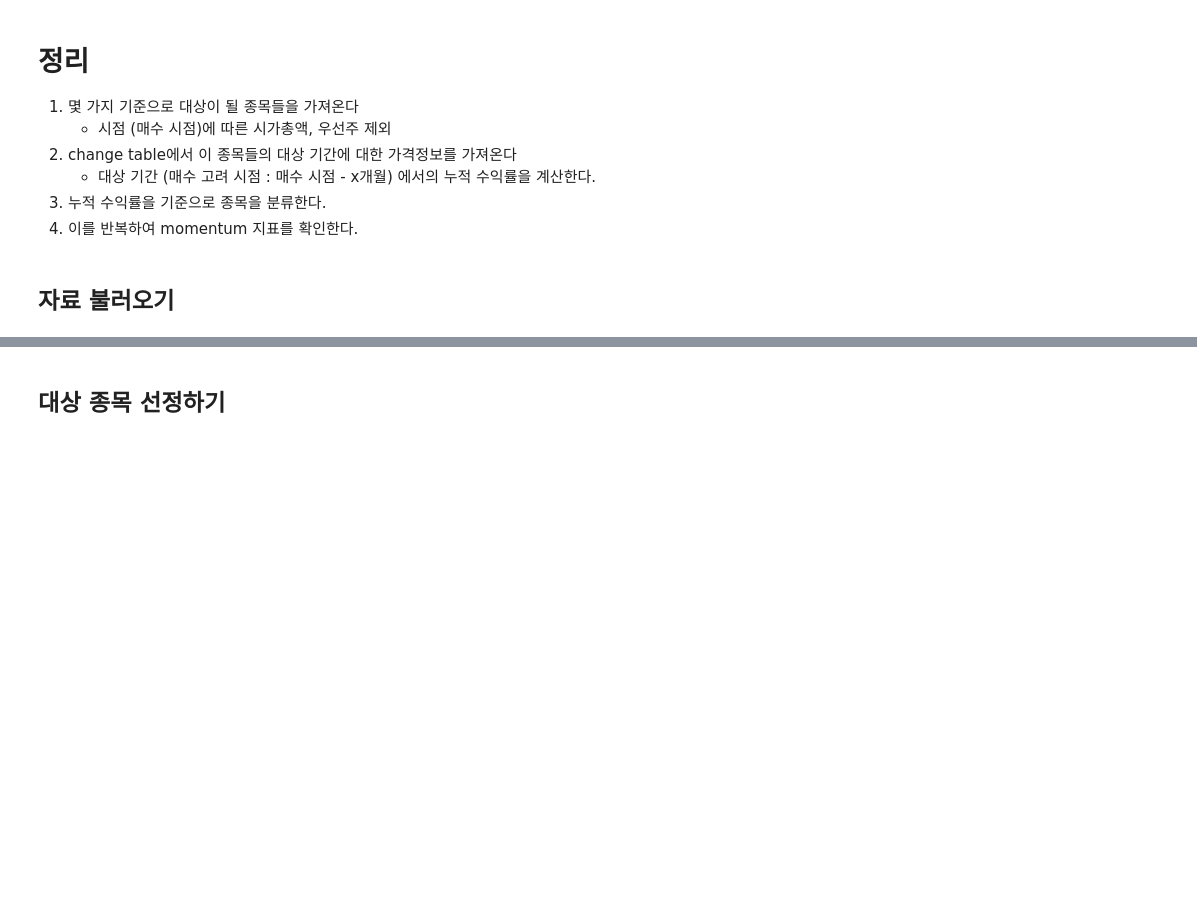
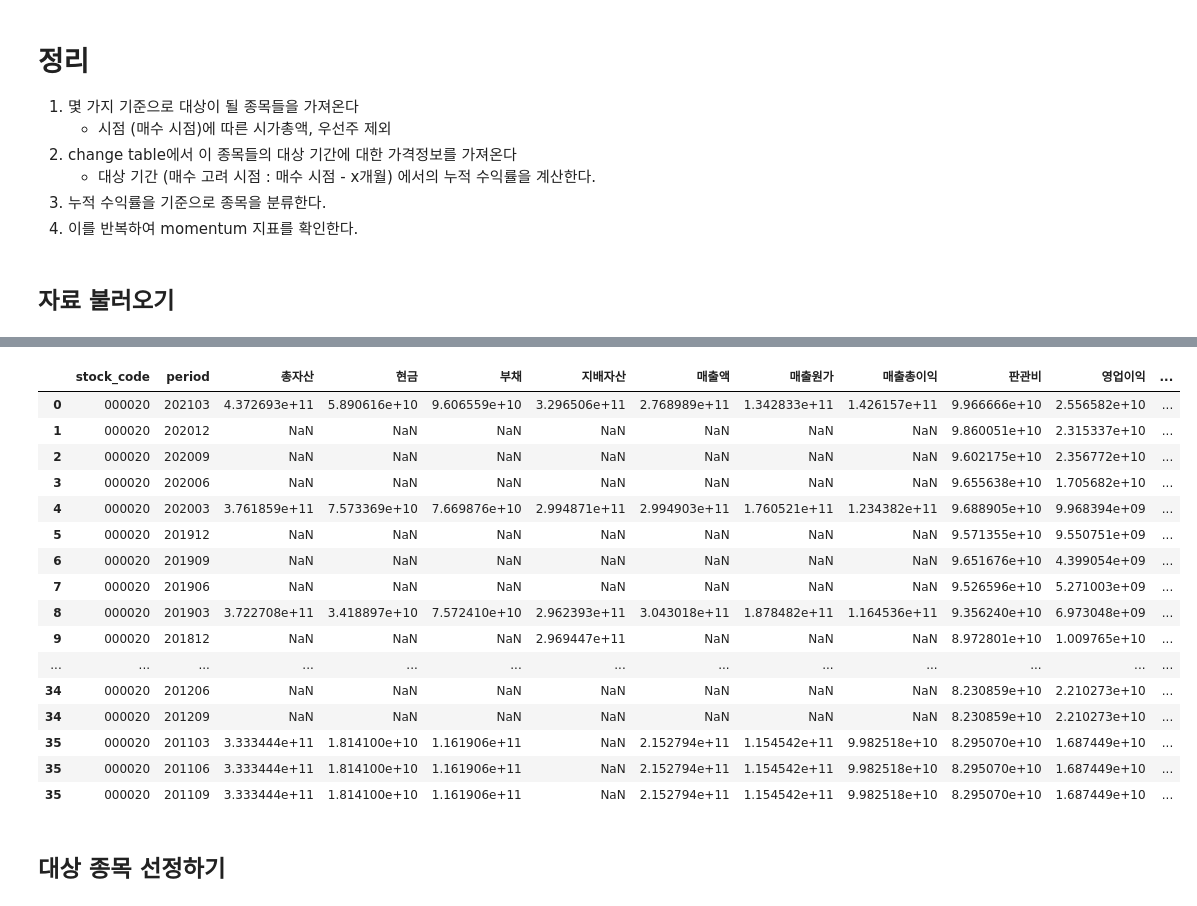
Before and after one commit to malkovich0/Finance, a Jupyter notebook: step3 Algorithm.ipynb, the cells around one changed output, grey strips where cells are left out. Cells and saved outputs as stored; diff of their text form; code cells hidden in the pictures; blank space fills up the shorter version.

```diff
--- a/step3 Algorithm.ipynb
+++ b/step3 Algorithm.ipynb
@@ -34 +41,3 @@ finance_del['stock_code'] = finance_del['stock_code'].apply(lambda x : '%06d'%x)
 finance = pd.concat([finance_kospi,finance_kosdaq,finance_del],axis=0)
+# %%
+finance_modi = input_quarterly_data(finance)
@@ -35,3 +98,23 @@ finance = pd.concat([finance_kospi,finance_kosdaq,finance_del],axis=0)
+# %%
+finance_modi[finance_modi.stock_code == '000020'] #code가 문제가 있는듯?
+# %% [output]
+|  | stock_code | period | 총자산 | 현금 | 부채 | 지배자산 | 매출액 | 매출원가 | 매출총이익 | 판관비 | 영업이익 | ... |
+| 0 | 000020 | 202103 | 4.372693e+11 | 5.890616e+10 | 9.606559e+10 | 3.296506e+11 | 2.768989e+11 | 1.342833e+11 | 1.426157e+11 | 9.966666e+10 | 2.556582e+10 | ... |
+| 1 | 000020 | 202012 | NaN | NaN | NaN | NaN | NaN | NaN | NaN | 9.860051e+10 | 2.315337e+10 | ... |
+| 2 | 000020 | 202009 | NaN | NaN | NaN | NaN | NaN | NaN | NaN | 9.602175e+10 | 2.356772e+10 | ... |
+| 3 | 000020 | 202006 | NaN | NaN | NaN | NaN | NaN | NaN | NaN | 9.655638e+10 | 1.705682e+10 | ... |
+| 4 | 000020 | 202003 | 3.761859e+11 | 7.573369e+10 | 7.669876e+10 | 2.994871e+11 | 2.994903e+11 | 1.760521e+11 | 1.234382e+11 | 9.688905e+10 | 9.968394e+09 | ... |
+| 5 | 000020 | 201912 | NaN | NaN | NaN | NaN | NaN | NaN | NaN | 9.571355e+10 | 9.550751e+09 | ... |
+| 6 | 000020 | 201909 | NaN | NaN | NaN | NaN | NaN | NaN | NaN | 9.651676e+10 | 4.399054e+09 | ... |
+| 7 | 000020 | 201906 | NaN | NaN | NaN | NaN | NaN | NaN | NaN | 9.526596e+10 | 5.271003e+09 | ... |
+| 8 | 000020 | 201903 | 3.722708e+11 | 3.418897e+10 | 7.572410e+10 | 2.962393e+11 | 3.043018e+11 | 1.878482e+11 | 1.164536e+11 | 9.356240e+10 | 6.973048e+09 | ... |
+| 9 | 000020 | 201812 | NaN | NaN | NaN | 2.969447e+11 | NaN | NaN | NaN | 8.972801e+10 | 1.009765e+10 | ... |
+| ... | ... | ... | ... | ... | ... | ... | ... | ... | ... | ... | ... | ... |
+| 34 | 000020 | 201206 | NaN | NaN | NaN | NaN | NaN | NaN | NaN | 8.230859e+10 | 2.210273e+10 | ... |
+| 34 | 000020 | 201209 | NaN | NaN | NaN | NaN | NaN | NaN | NaN | 8.230859e+10 | 2.210273e+10 | ... |
+| 35 | 000020 | 201103 | 3.333444e+11 | 1.814100e+10 | 1.161906e+11 | NaN | 2.152794e+11 | 1.154542e+11 | 9.982518e+10 | 8.295070e+10 | 1.687449e+10 | ... |
+| 35 | 000020 | 201106 | 3.333444e+11 | 1.814100e+10 | 1.161906e+11 | NaN | 2.152794e+11 | 1.154542e+11 | 9.982518e+10 | 8.295070e+10 | 1.687449e+10 | ... |
+| 35 | 000020 | 201109 | 3.333444e+11 | 1.814100e+10 | 1.161906e+11 | NaN | 2.152794e+11 | 1.154542e+11 | 9.982518e+10 | 8.295070e+10 | 1.687449e+10 | ... |
 # %% [markdown]
 ## 대상 종목 선정하기
 # %%
```
Also changed, not shown: parts of 91 cells of this notebook, 1 other file.
